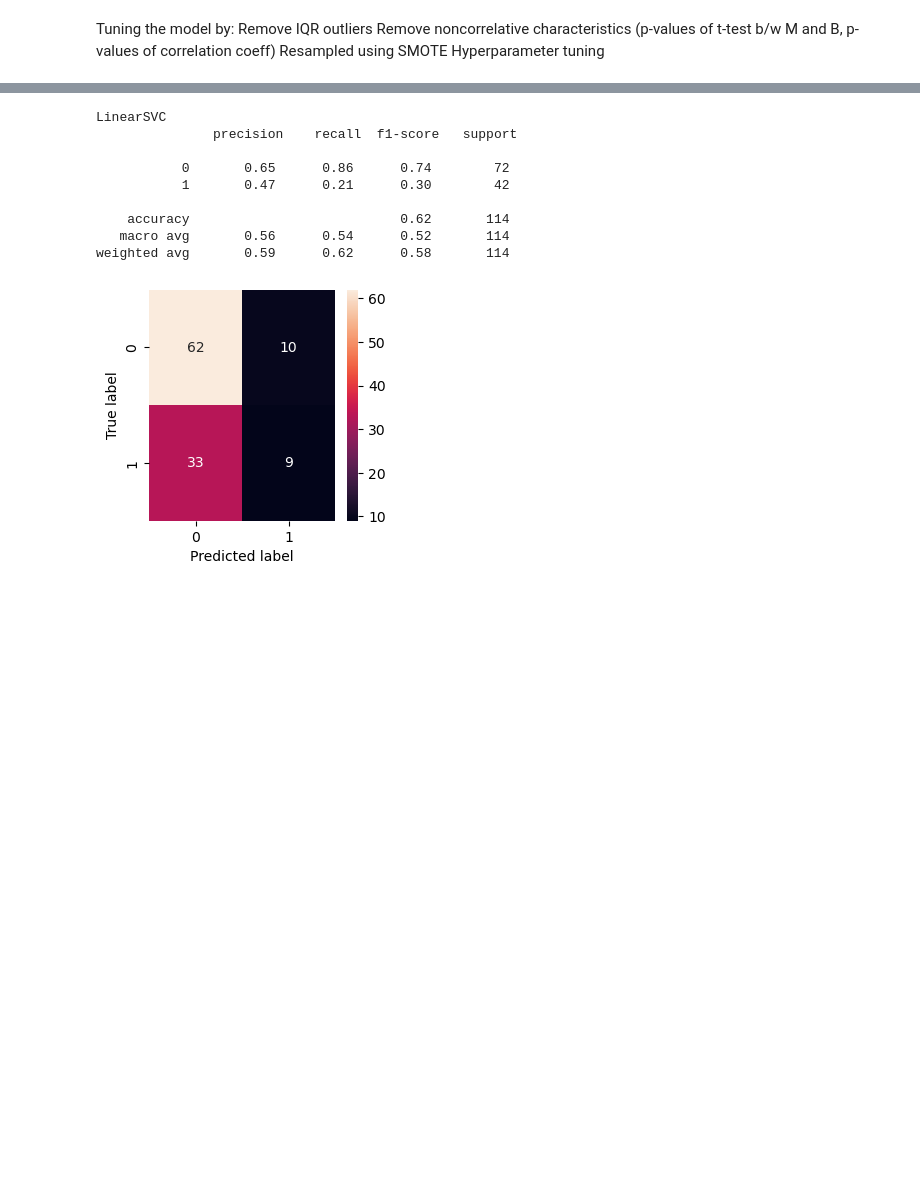
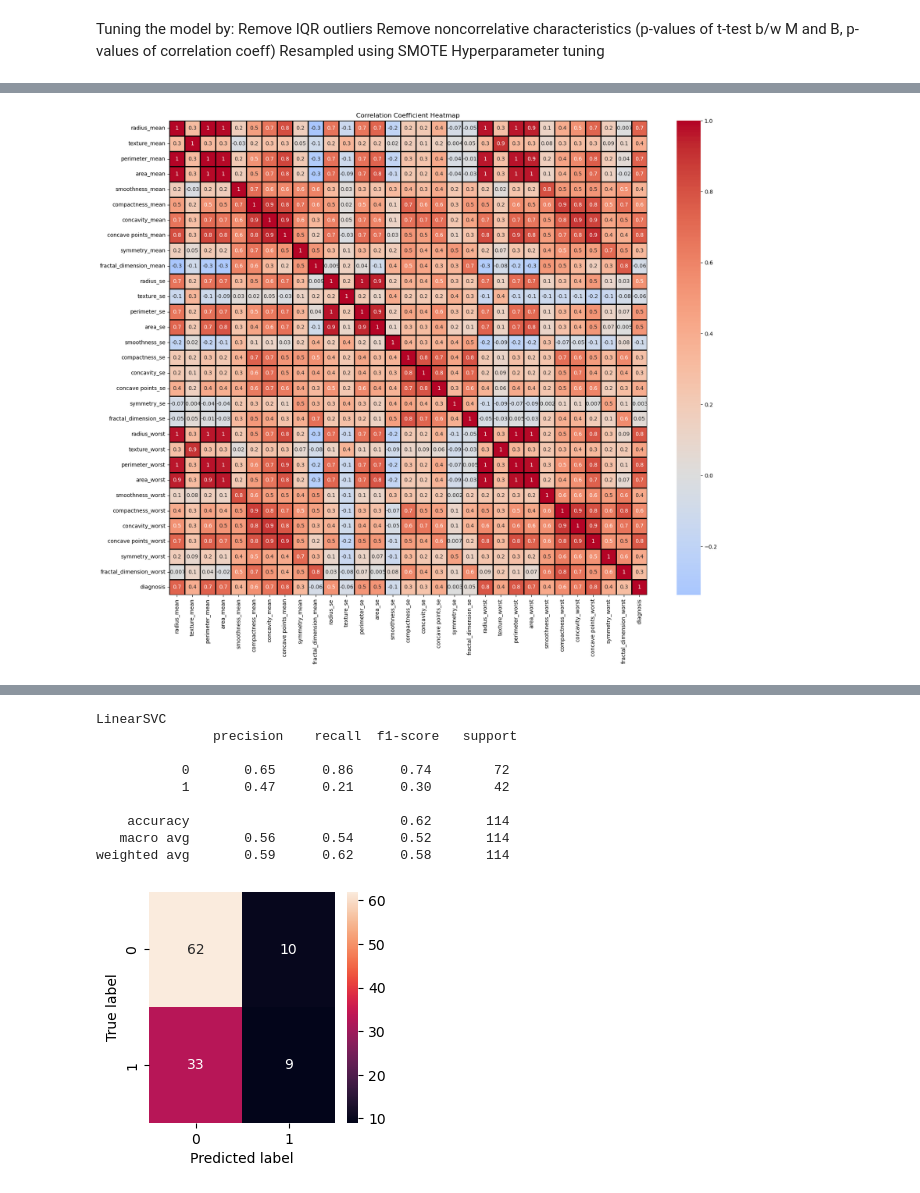
Before and after one commit to calvinyoon/DataScience, a Jupyter notebook: ML Binary Classification Tumor Type.ipynb, the cells around one changed output, grey strips where cells are left out. Cells and saved outputs as stored; diff of their text form; code cells hidden in the pictures; blank space fills up the shorter version.

```diff
--- a/ML Binary Classification Tumor Type.ipynb
+++ b/ML Binary Classification Tumor Type.ipynb
@@ -454,3 +467,0 @@ df_label = df_label.replace({"M": 1, "B": 0})
-# %%
-df = pd.concat([df, df_label], axis=1)
-df.head()
@@ -465,8 +467,0 @@ df.head()
-# %%
-# not normalization
-X = df.drop("diagnosis", axis=1)
-y = df["diagnosis"]
-
-X_train, X_test, y_train, y_test = train_test_split(X, y, test_size=0.2)
-
-X_train.head()
@@ -481,12 +467,0 @@ X_train.head()
-# %%
-from sklearn import preprocessing
-# Define X and scale data to 0 mean
-scaler = preprocessing.StandardScaler()
-df_norm = scaler.fit_transform(df.drop(columns="diagnosis"))
-X = pd.DataFrame(df_norm, columns=df.drop(columns="diagnosis").columns)
-
-# Define y
-y = df_label
-
-df = pd.concat([X, y], axis=1)
-df.head()
@@ -537,0 +472,7 @@ plt.show()
+# %%
+# concat Xtrain and ytrain to make df_train
+X_train_columns = df.drop(columns="diagnosis").columns
+X_train_df = pd.DataFrame(X_train, columns=X_train_columns)
+y_train_df = y_train.to_frame(name="diagnosis")
+df_train = pd.concat([X_train_df, y_train_df], axis=1)
+df_train
@@ -537,0 +493,14 @@ plt.show()
+# %%
+# Create a heatmap using Seaborn
+plt.figure(figsize=(20, 16))
+sns.heatmap(data = df_train.corr(),
+            annot = True,
+            fmt = '.1g',       #.1g (1 decimal)
+            center = 0,        #0.7
+            cmap = 'coolwarm',  #rocket
+            linewidths = 1,
+            linecolor = 'black')
+plt.title("Correlation Coefficient Heatmap")
+plt.show()
+# %% [output]
+[figure, added]
```
Also changed, not shown: parts of 55 cells of this notebook.
